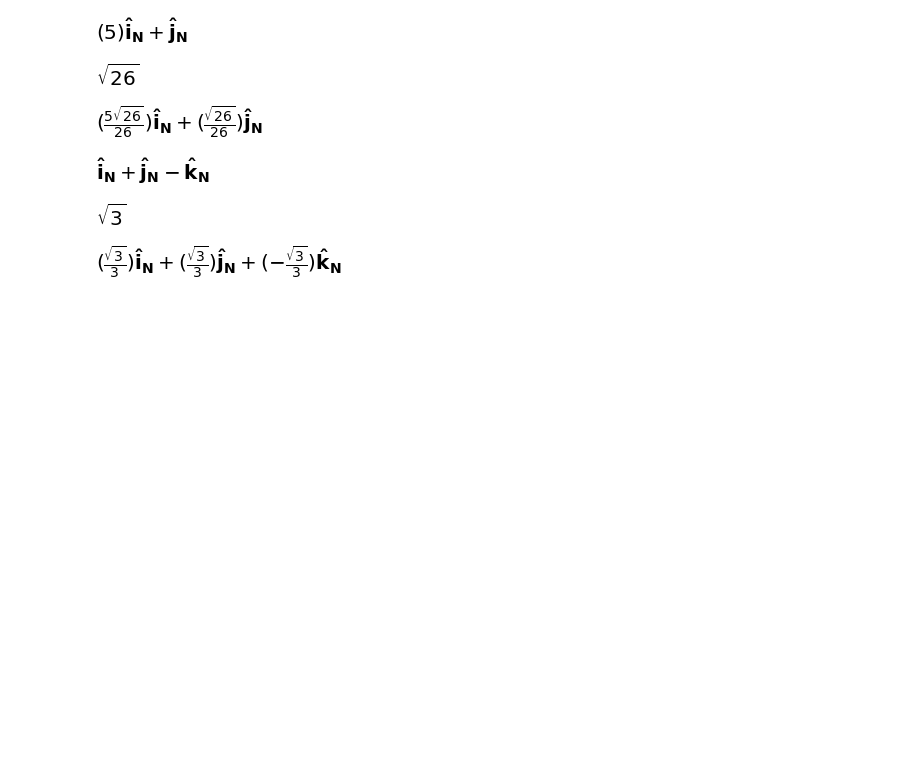
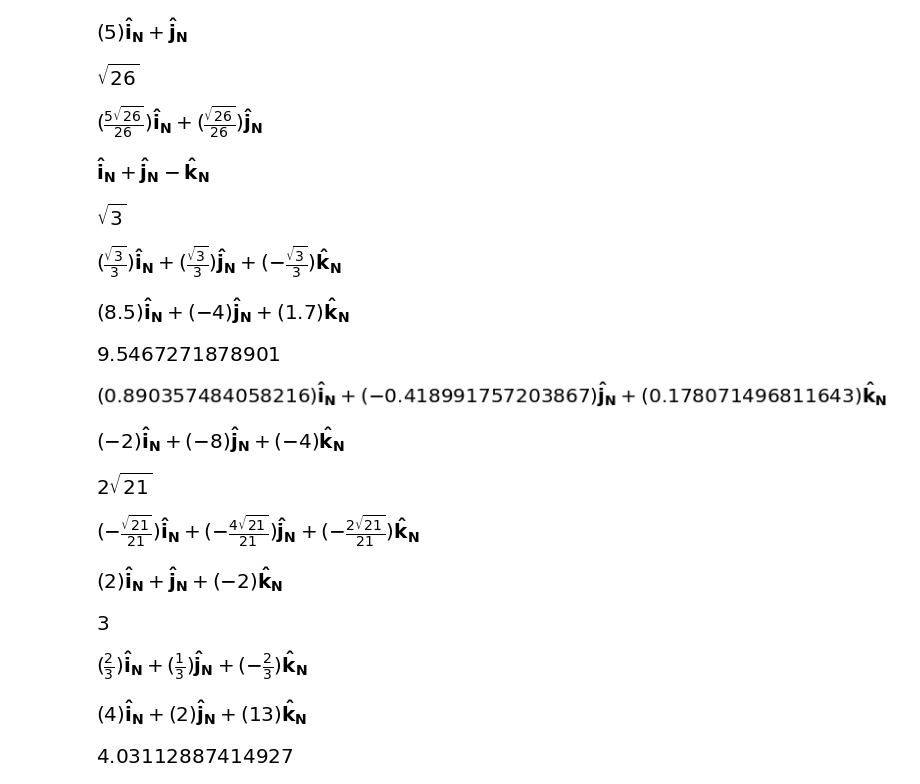
Before and after one commit to ChocolatePadmanaban/Solutions-For-Kreszig-Advanced-Engineering-Mathematics, a Jupyter notebook: Chapter 9 Vector Calculus/Problem Set 9.1.ipynb, the cells around one changed output. Cells and saved outputs as stored; diff of their text form; code cells hidden in the pictures; blank space fills up the shorter version.

```diff
--- a/Chapter 9 Vector Calculus/Problem Set 9.1.ipynb
+++ b/Chapter 9 Vector Calculus/Problem Set 9.1.ipynb
@@ -41,7 +41,61 @@ v.normalize()
 [figure]
 # %%
 #3
-p = N.i + N.j +N.k
-q = 2*N.i + 2*N.j
+p = -3*N.i + 4*N.j -.5*N.k
+q = 5.5*N.i + 1.2*N.k
 v = q-p
 v
+# %% [output]
+[figure, added]
+# %%
+v.magnitude()
+# %% [output]
+[figure, added]
+# %%
+v.normalize()
+# %% [output]
+[figure, added]
+# %%
+#4
+p = 1*N.i + 4*N.j +2*N.k
+q = -1*N.i -4*N.j -2*N.k
+v = q-p
+v
+# %% [output]
+[figure, added]
+# %%
+v.magnitude()
+# %% [output]
+[figure, added]
+# %%
+v.normalize()
+# %% [output]
+[figure, added]
+# %%
+#5
+p = 0*N.i
+q = 2*N.i +1*N.j -2*N.k
+v = q-p
+v
+# %% [output]
+[figure, added]
+# %%
+v.magnitude()
+# %% [output]
+[figure, added]
+# %%
+v.normalize()
+# %% [output]
+[figure, added]
+# %%
+#6
+v = 4*N.i
+p = 2*N.j+ 13*N.k
+q = p+v
+q
+# %% [output]
+[figure, added]
+# %%
+q.magnitude()
+# %% [output]
+[figure, added]
```
Also changed, not shown: parts of 23 cells of this notebook.
